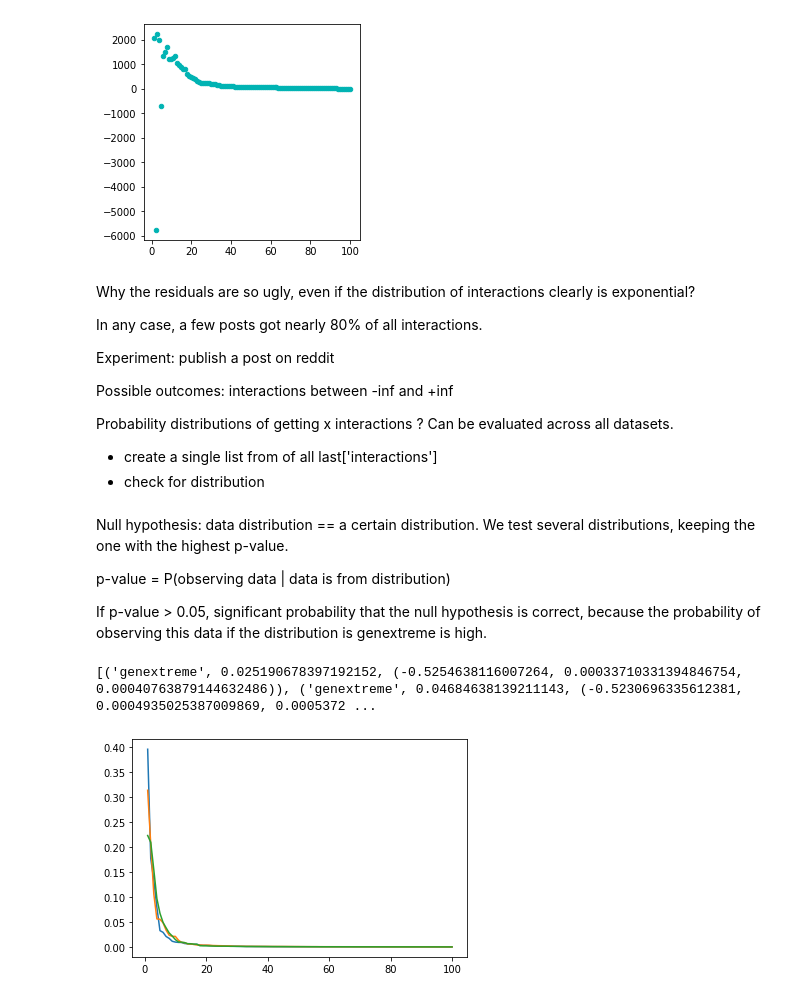
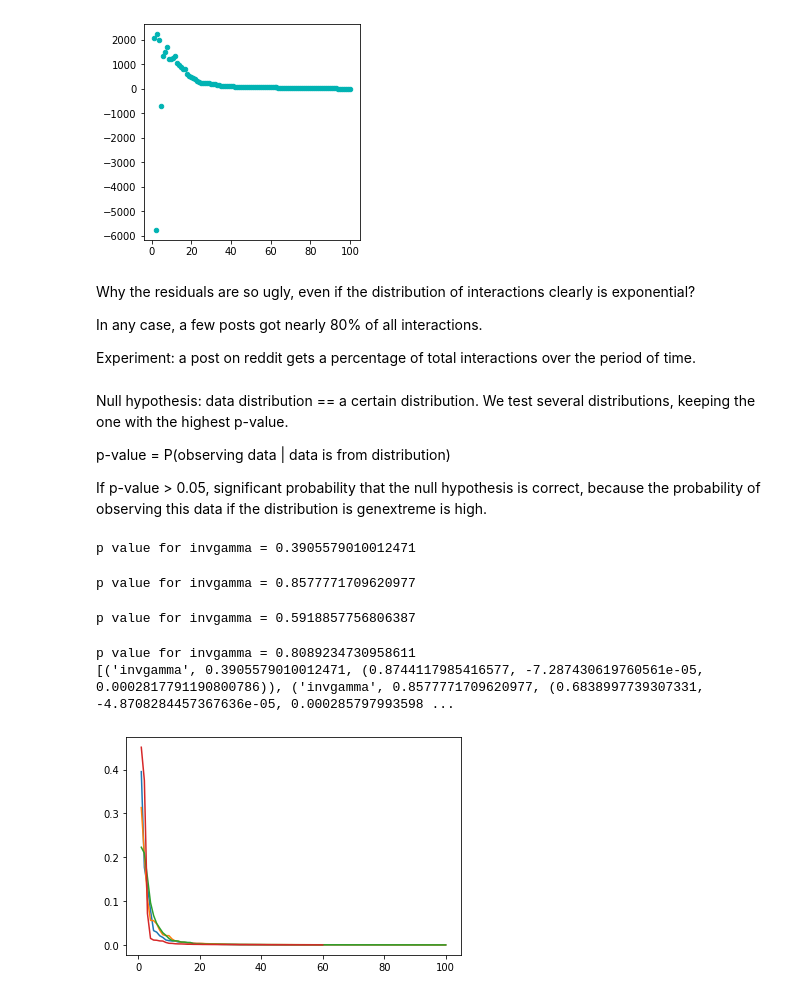
Before and after one commit to fedeb95/memes, a Jupyter notebook: Untitled.ipynb, the cells around one changed output. Saved outputs shown, nothing was run; the diff lists cells and outputs as text; code cells hidden in the pictures.

Commit message:
plot distributions

```diff
--- a/Untitled.ipynb
+++ b/Untitled.ipynb
@@ -6,7 +6,7 @@ from scipy.optimize import curve_fit
 import numpy as np
 from scipy.stats import poisson
 # %%
-df = pd.read_csv('./ec2/data_new_100_hour_2022-05-26_12:29:38.709135.csv', sep=';')
+df = pd.read_csv('./ec2/data_new_100_hour_2022-05-27_22:44:49.914547.csv', sep=';')
 # %%
 df = df.set_index('time')
 df.index = pd.DatetimeIndex(df.index)
@@ -122,14 +122,7 @@ Why the residuals are so ugly, even if the distribution of interactions clearly
 
 In any case, a few posts got nearly 80% of all interactions.
 
-Experiment: publish a post on reddit
-
-Possible outcomes: interactions between -inf and +inf
-
-Probability distributions of getting x interactions ?
-Can be evaluated across all datasets.
-- create a single list from of all last['interactions']
-- check for distribution
+Experiment: a post on reddit gets a percentage of total interactions over the period of time.
 # %% [markdown]
 Null hypothesis: data distribution == a certain distribution. We test several distributions, keeping the one with the highest p-value.
 
@@ -140,7 +133,7 @@ If p-value > 0.05, significant probability that the null hypothesis is correct,
 # %%
 import scipy.stats as st
 def get_best_distribution(data):
-    dist_names = ["norm", "exponweib", "genextreme"]
+    dist_names = ["invgamma"] #, "levy", "levy_l", "genextreme", "chi2"]
     dist_results = []
     params = {}
     for dist_name in dist_names:
@@ -149,7 +142,7 @@ def get_best_distribution(data):
         params[dist_name] = param
         # Applying the Kolmogorov-Smirnov test
         D, p = st.kstest(data, dist_name, args=param)
-        #print("p value for "+dist_name+" = "+str(p))
+        print("p value for "+dist_name+" = "+str(p))
         dist_results.append((dist_name, p))
 
     # select the best fitted distribution
@@ -165,26 +158,31 @@ def get_best_distribution(data):
 # %%
 import os
 #np.seterr('raise')
 files = os.listdir('./ec2/')
 pvalues = []
 tmp = []
 for f in files:
     tmp = pd.read_csv('ec2/'+f, sep=';')
     tmp.dropna()
     tmp['interactions'] = tmp['upvotes'] + tmp['downvotes']
     tmp = tmp.set_index('time')
     tmp.index = pd.DatetimeIndex(tmp.index)
     tmp =  tmp[tmp.index == max(tmp.index)].sort_values(by='interactions',ascending=False)
-    tmp = tmp['interactions']
+    df2 = tmp['interactions']
+    tmp = df2
     tmp = tmp / sum(tmp)
     tmp[tmp == 0] = 1e-18
     tmp = tmp.astype(np.float64).to_numpy()
     x_data2 = [i for i in range(1, len(tmp)+1)]
     plt.plot(x_data2, tmp)
     res = get_best_distribution(tmp)
     pvalues.append(res)
 
 print(pvalues)
 # %% [output]
-[('genextreme', 0.025190678397192152, (-0.5254638116007264, 0.00033710331394846754, 0.00040763879144632486)), ('genextreme', 0.04684638139211143, (-0.5230696335612381, 0.0004935025387009869, 0.0005372 ...
+p value for invgamma = 0.3905579010012471
+p value for invgamma = 0.8577771709620977
+p value for invgamma = 0.5918857756806387
+p value for invgamma = 0.8089234730958611
+[('invgamma', 0.3905579010012471, (0.8744117985416577, -7.287430619760561e-05, 0.0002817791190800786)), ('invgamma', 0.8577771709620977, (0.6838997739307331, -4.8708284457367636e-05, 0.000285797993598 ...
-[figure, old version]
+[figure, new version]
```
Also changed, not shown: parts of 5 cells of this notebook.
